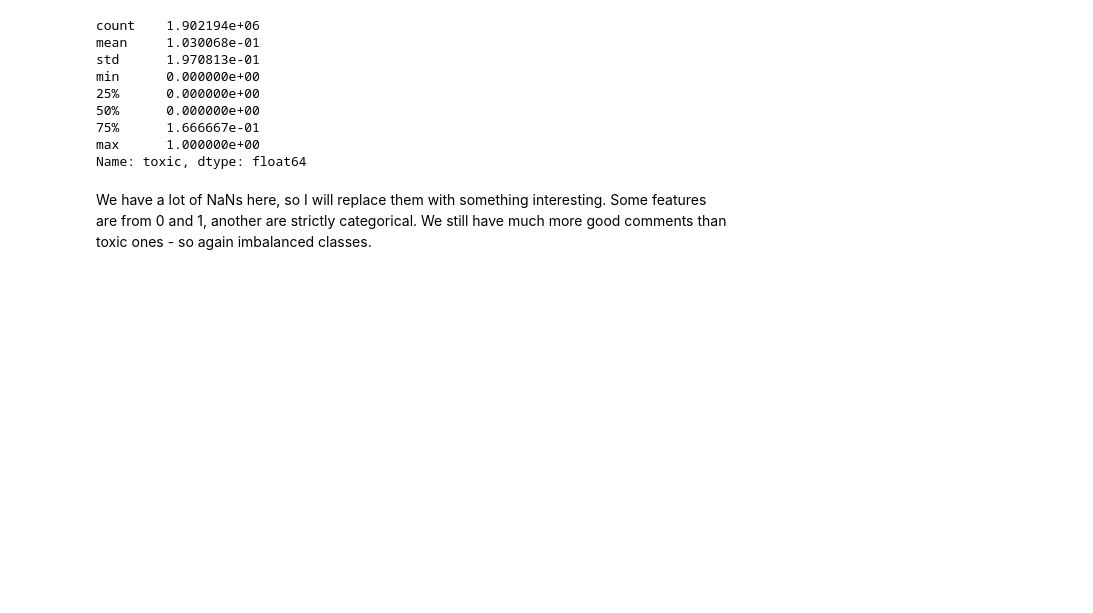
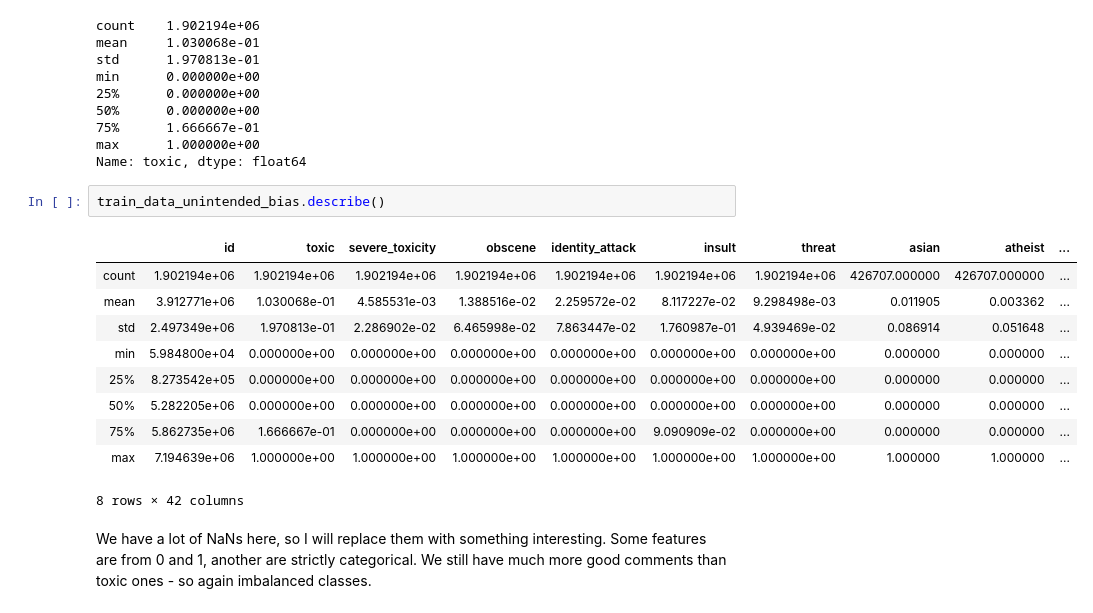
Before and after one commit to DahaKot/Toxic-Comment-Classification, a Jupyter notebook: BasicDataInfoAndPrep.ipynb, the cells around one changed output. Drawn from its saved outputs; the diff is of its cells as text; blank space fills up the shorter version.

```diff
--- a/BasicDataInfoAndPrep.ipynb
+++ b/BasicDataInfoAndPrep.ipynb
@@ -39,6 +77,19 @@ min      0.000000e+00
 75%      1.666667e-01
 max      1.000000e+00
 Name: toxic, dtype: float64
+# %%
+train_data_unintended_bias.describe()
+# %% [output]
+|  | id | toxic | severe_toxicity | obscene | identity_attack | insult | threat | asian | atheist | ... |
+| count | 1.902194e+06 | 1.902194e+06 | 1.902194e+06 | 1.902194e+06 | 1.902194e+06 | 1.902194e+06 | 1.902194e+06 | 426707.000000 | 426707.000000 | ... |
+| mean | 3.912771e+06 | 1.030068e-01 | 4.585531e-03 | 1.388516e-02 | 2.259572e-02 | 8.117227e-02 | 9.298498e-03 | 0.011905 | 0.003362 | ... |
+| std | 2.497349e+06 | 1.970813e-01 | 2.286902e-02 | 6.465998e-02 | 7.863447e-02 | 1.760987e-01 | 4.939469e-02 | 0.086914 | 0.051648 | ... |
+| min | 5.984800e+04 | 0.000000e+00 | 0.000000e+00 | 0.000000e+00 | 0.000000e+00 | 0.000000e+00 | 0.000000e+00 | 0.000000 | 0.000000 | ... |
+| 25% | 8.273542e+05 | 0.000000e+00 | 0.000000e+00 | 0.000000e+00 | 0.000000e+00 | 0.000000e+00 | 0.000000e+00 | 0.000000 | 0.000000 | ... |
+| 50% | 5.282205e+06 | 0.000000e+00 | 0.000000e+00 | 0.000000e+00 | 0.000000e+00 | 0.000000e+00 | 0.000000e+00 | 0.000000 | 0.000000 | ... |
+| 75% | 5.862735e+06 | 1.666667e-01 | 0.000000e+00 | 0.000000e+00 | 0.000000e+00 | 9.090909e-02 | 0.000000e+00 | 0.000000 | 0.000000 | ... |
+| max | 7.194639e+06 | 1.000000e+00 | 1.000000e+00 | 1.000000e+00 | 1.000000e+00 | 1.000000e+00 | 1.000000e+00 | 1.000000 | 1.000000 | ... |
+8 rows × 42 columns
 # %% [markdown]
 We have a lot of NaNs here, so I will replace them with something interesting. Some features are from 0 and 1, another are strictly categorical. We still have much more good comments than toxic ones - so again imbalanced classes.
 # %%
```
Also changed, not shown: parts of 5 cells of this notebook, 2 other files.
